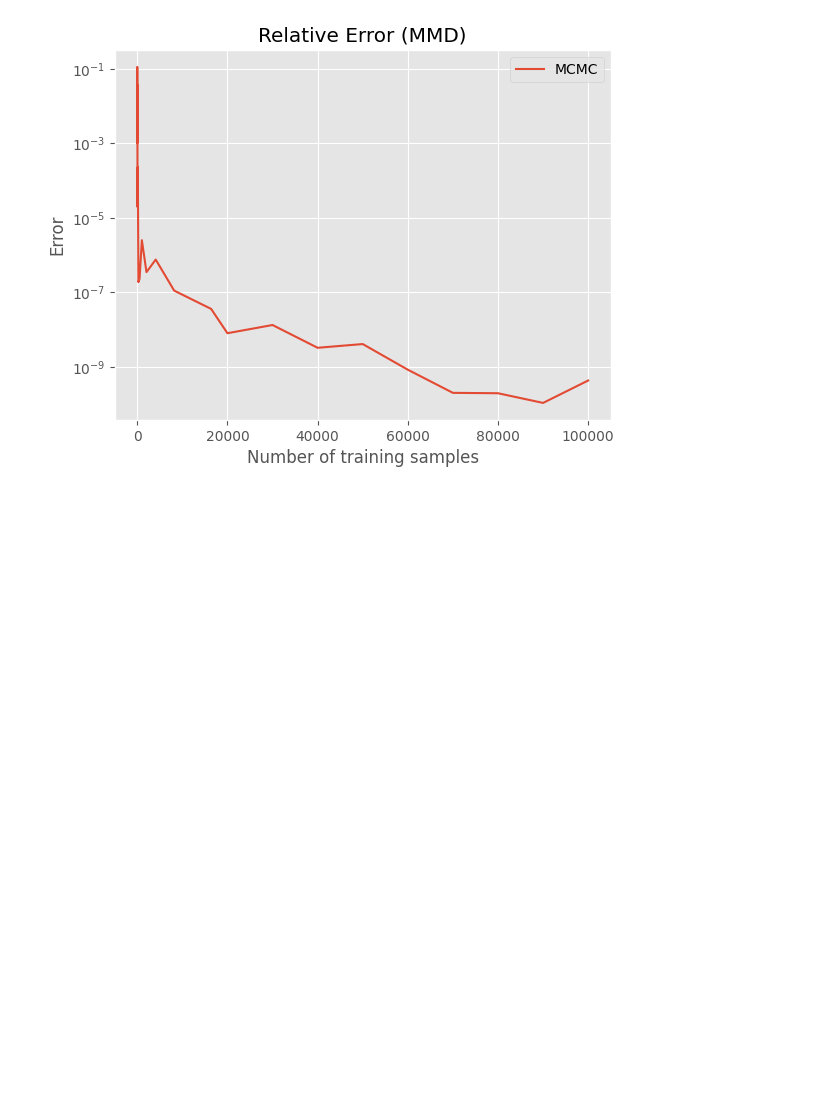
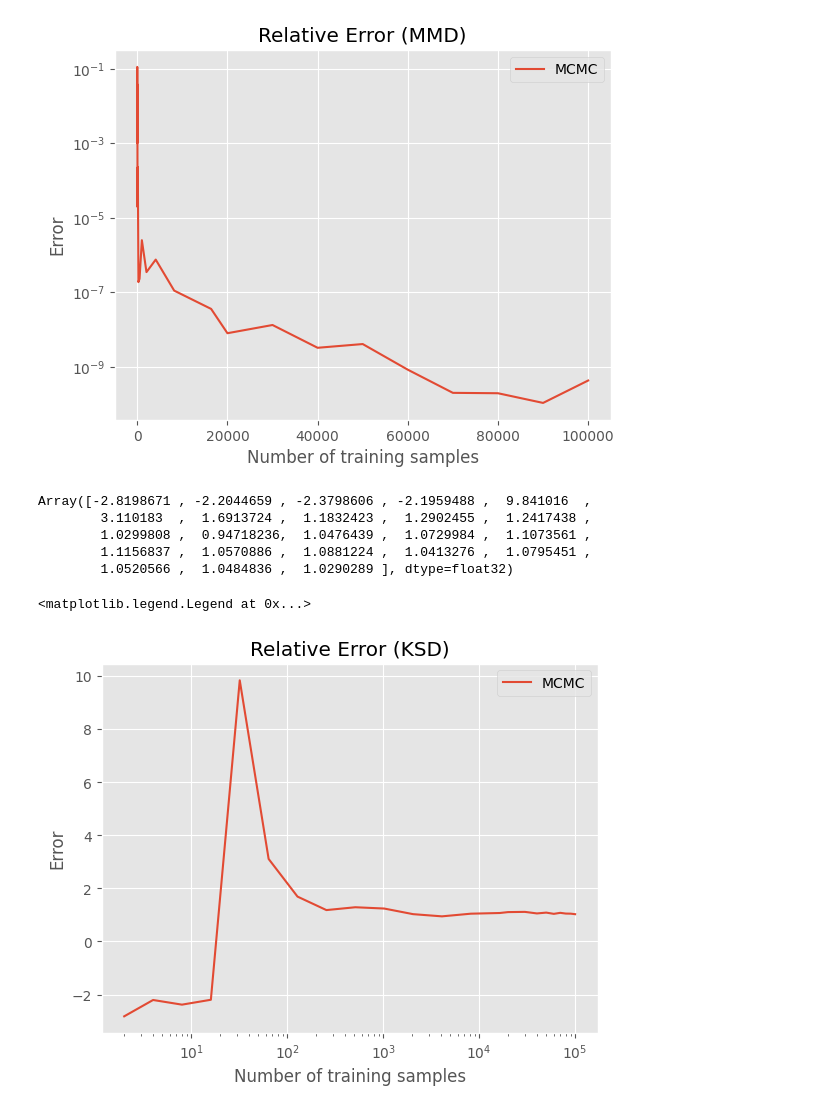
Before and after one commit to abjohnson117/TransportVsMcmcExperiments, a Jupyter notebook: banana/banana_mcmc.ipynb, the cells around one changed output. Saved outputs shown, nothing was run; the diff lists cells and outputs as text; code cells hidden in the pictures; blank space fills up the shorter version.

```diff
--- a/banana/banana_mcmc.ipynb
+++ b/banana/banana_mcmc.ipynb
@@ -172,3 +168,41 @@ plt.legend()
 [figure]
 # %%
 np.save("mmd_array_mcmc.npy", mmd_array)
+# %%
+def log_density_V(u):
+    y = cond_no
+    scale = 1 / (2 * sigma_x**2)
+    sum_part = (a * (y + b * (u**2 + a**2))) ** 2 + (u**2) / (a**2)
+    return jnp.squeeze(-scale * sum_part)
+
+score_V = vmap(vmap(grad(log_density_V)))
+bandwidth = median_heuristic_sigma_jax(true_samps)
+base_ksd = compute_ksd_jax(true_samps[np.random.choice(nsamples, (20000, )), :], score_V, bandwidth=bandwidth)
+# %%
+ksd_array = np.zeros(len(sample_no_list))
+for i, sample_no in enumerate(tqdm(sample_no_list)):
+    if sample_no <= 20000:
+        ksd_array[i] = compute_ksd_jax(mcmc_samps[:sample_no, :], score_V, bandwidth=bandwidth)
+    else:
+        mcmc_sub = mcmc_samps[:sample_no, :]
+        mcmc_sub = mcmc_sub[np.random.choice(mcmc_sub.shape[0], (20000, )), :]
+        ksd_array[i] = compute_ksd_jax(mcmc_sub, score_V, bandwidth=bandwidth)
+# %%
+ksd_array / base_ksd
+# %% [output]
+Array([-2.8198671 , -2.2044659 , -2.3798606 , -2.1959488 ,  9.841016  ,
+        3.110183  ,  1.6913724 ,  1.1832423 ,  1.2902455 ,  1.2417438 ,
+        1.0299808 ,  0.94718236,  1.0476439 ,  1.0729984 ,  1.1073561 ,
+        1.1156837 ,  1.0570886 ,  1.0881224 ,  1.0413276 ,  1.0795451 ,
+        1.0520566 ,  1.0484836 ,  1.0290289 ], dtype=float32)
+# %%
+plt.plot(sample_no_list, ksd_array / base_ksd, label="MCMC")
+plt.xscale("log")
+# plt.yscale("log")
+plt.xlabel("Number of training samples")
+plt.ylabel("Error")
+plt.title("Relative Error (KSD)")
+plt.legend()
+# %% [output]
+<matplotlib.legend.Legend at 0x...>
+[figure, added]
```
Also changed, not shown: parts of 4 cells of this notebook, 7 other files.
